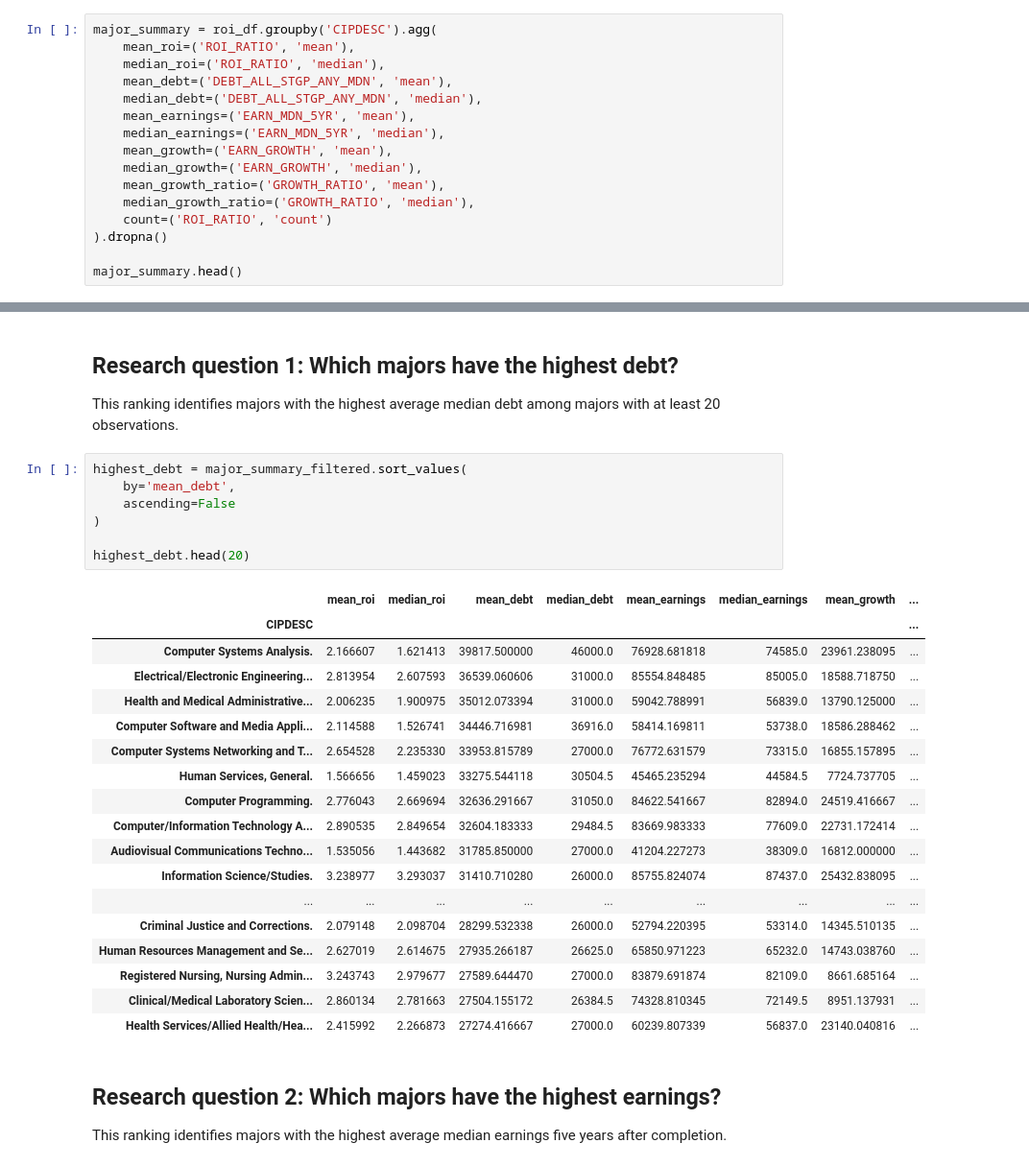
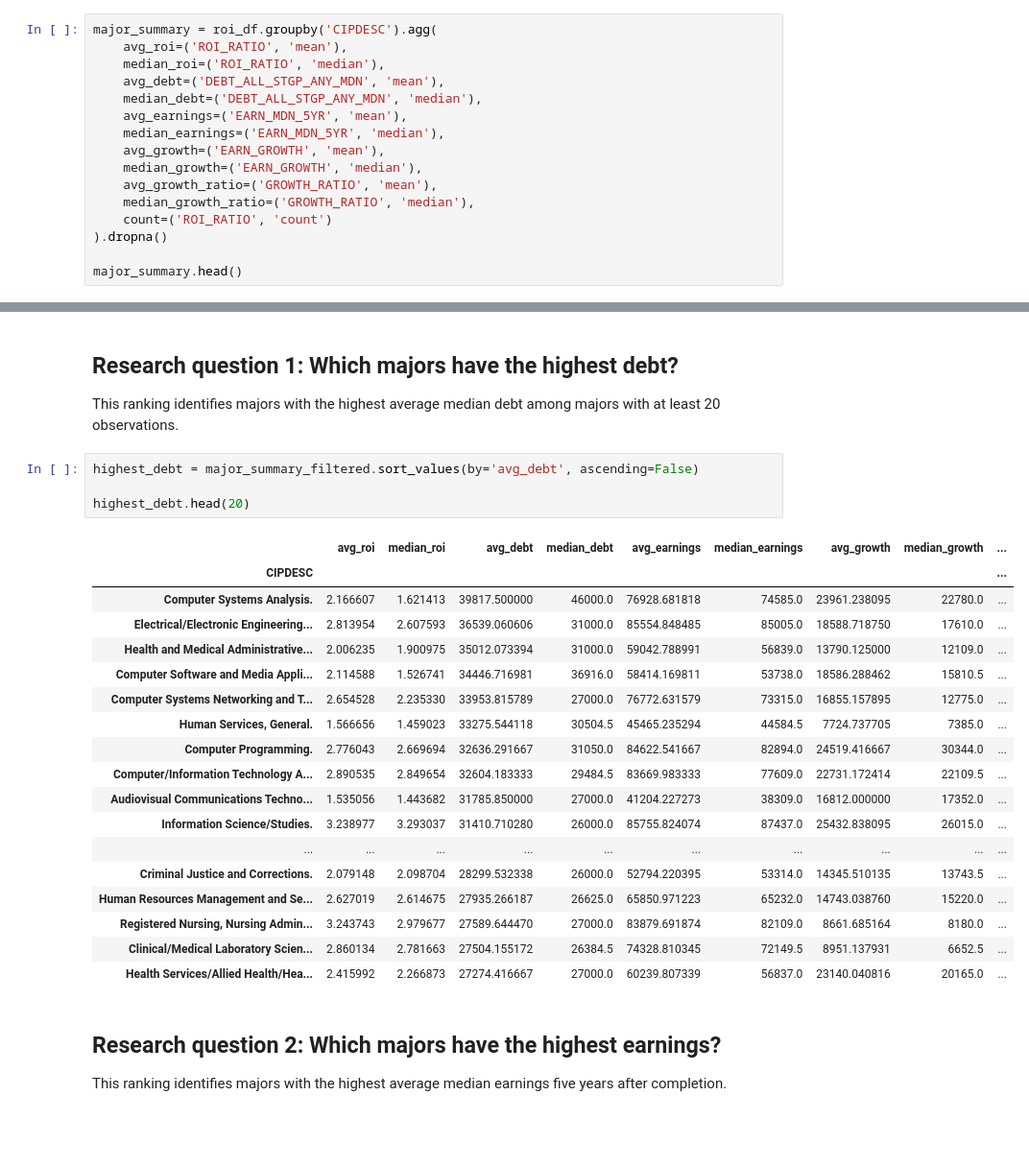
Before and after one commit to VintageTeaLeaf/College-ROI-Analysis, a Jupyter notebook: notebooks/data_cleaning.ipynb, the cells around one changed output, grey strips where cells are left out. Shown at 96% size. Drawn from its saved outputs; the diff is of its cells as text; blank space fills up the shorter version.

Commit message:
Completed college ROI data cleaning and SQL analysis

```diff
--- a/notebooks/data_cleaning.ipynb
+++ b/notebooks/data_cleaning.ipynb
@@ -323,15 +323,15 @@ roi_df.sort_values(
 Because individual institution-major records can be noisy, we aggregate by major. We include both mean and median metrics so we can compare whether outliers are influencing the averages.
 # %%
 major_summary = roi_df.groupby('CIPDESC').agg(
-    mean_roi=('ROI_RATIO', 'mean'),
+    avg_roi=('ROI_RATIO', 'mean'),
     median_roi=('ROI_RATIO', 'median'),
-    mean_debt=('DEBT_ALL_STGP_ANY_MDN', 'mean'),
+    avg_debt=('DEBT_ALL_STGP_ANY_MDN', 'mean'),
     median_debt=('DEBT_ALL_STGP_ANY_MDN', 'median'),
-    mean_earnings=('EARN_MDN_5YR', 'mean'),
+    avg_earnings=('EARN_MDN_5YR', 'mean'),
     median_earnings=('EARN_MDN_5YR', 'median'),
-    mean_growth=('EARN_GROWTH', 'mean'),
+    avg_growth=('EARN_GROWTH', 'mean'),
     median_growth=('EARN_GROWTH', 'median'),
-    mean_growth_ratio=('GROWTH_RATIO', 'mean'),
+    avg_growth_ratio=('GROWTH_RATIO', 'mean'),
     median_growth_ratio=('GROWTH_RATIO', 'median'),
     count=('ROI_RATIO', 'count')
 ).dropna()
@@ -378,31 +378,28 @@ major_summary_filtered.shape
 
 This ranking identifies majors with the highest average median debt among majors with at least 20 observations.
 # %%
-highest_debt = major_summary_filtered.sort_values(
-    by='mean_debt',
-    ascending=False
-)
+highest_debt = major_summary_filtered.sort_values(by='avg_debt', ascending=False)
 
 highest_debt.head(20)
 # %% [output]
-|  | mean_roi | median_roi | mean_debt | median_debt | mean_earnings | median_earnings | mean_growth | ... |
-| CIPDESC |  |  |  |  |  |  |  | ... |
-| Computer Systems Analysis. | 2.166607 | 1.621413 | 39817.500000 | 46000.0 | 76928.681818 | 74585.0 | 23961.238095 | ... |
-| Electrical/Electronic Engineering... | 2.813954 | 2.607593 | 36539.060606 | 31000.0 | 85554.848485 | 85005.0 | 18588.718750 | ... |
-| Health and Medical Administrative... | 2.006235 | 1.900975 | 35012.073394 | 31000.0 | 59042.788991 | 56839.0 | 13790.125000 | ... |
-| Computer Software and Media Appli... | 2.114588 | 1.526741 | 34446.716981 | 36916.0 | 58414.169811 | 53738.0 | 18586.288462 | ... |
-| Computer Systems Networking and T... | 2.654528 | 2.235330 | 33953.815789 | 27000.0 | 76772.631579 | 73315.0 | 16855.157895 | ... |
-| Human Services, General. | 1.566656 | 1.459023 | 33275.544118 | 30504.5 | 45465.235294 | 44584.5 | 7724.737705 | ... |
-| Computer Programming. | 2.776043 | 2.669694 | 32636.291667 | 31050.0 | 84622.541667 | 82894.0 | 24519.416667 | ... |
-| Computer/Information Technology A... | 2.890535 | 2.849654 | 32604.183333 | 29484.5 | 83669.983333 | 77609.0 | 22731.172414 | ... |
-| Audiovisual Communications Techno... | 1.535056 | 1.443682 | 31785.850000 | 27000.0 | 41204.227273 | 38309.0 | 16812.000000 | ... |
-| Information Science/Studies. | 3.238977 | 3.293037 | 31410.710280 | 26000.0 | 85755.824074 | 87437.0 | 25432.838095 | ... |
-| ... | ... | ... | ... | ... | ... | ... | ... | ... |
-| Criminal Justice and Corrections. | 2.079148 | 2.098704 | 28299.532338 | 26000.0 | 52794.220395 | 53314.0 | 14345.510135 | ... |
-| Human Resources Management and Se... | 2.627019 | 2.614675 | 27935.266187 | 26625.0 | 65850.971223 | 65232.0 | 14743.038760 | ... |
-| Registered Nursing, Nursing Admin... | 3.243743 | 2.979677 | 27589.644470 | 27000.0 | 83879.691874 | 82109.0 | 8661.685164 | ... |
-| Clinical/Medical Laboratory Scien... | 2.860134 | 2.781663 | 27504.155172 | 26384.5 | 74328.810345 | 72149.5 | 8951.137931 | ... |
-| Health Services/Allied Health/Hea... | 2.415992 | 2.266873 | 27274.416667 | 27000.0 | 60239.807339 | 56837.0 | 23140.040816 | ... |
+|  | avg_roi | median_roi | avg_debt | median_debt | avg_earnings | median_earnings | avg_growth | median_growth | ... |
+| CIPDESC |  |  |  |  |  |  |  |  | ... |
+| Computer Systems Analysis. | 2.166607 | 1.621413 | 39817.500000 | 46000.0 | 76928.681818 | 74585.0 | 23961.238095 | 22780.0 | ... |
+| Electrical/Electronic Engineering... | 2.813954 | 2.607593 | 36539.060606 | 31000.0 | 85554.848485 | 85005.0 | 18588.718750 | 17610.0 | ... |
+| Health and Medical Administrative... | 2.006235 | 1.900975 | 35012.073394 | 31000.0 | 59042.788991 | 56839.0 | 13790.125000 | 12109.0 | ... |
+| Computer Software and Media Appli... | 2.114588 | 1.526741 | 34446.716981 | 36916.0 | 58414.169811 | 53738.0 | 18586.288462 | 15810.5 | ... |
+| Computer Systems Networking and T... | 2.654528 | 2.235330 | 33953.815789 | 27000.0 | 76772.631579 | 73315.0 | 16855.157895 | 12775.0 | ... |
+| Human Services, General. | 1.566656 | 1.459023 | 33275.544118 | 30504.5 | 45465.235294 | 44584.5 | 7724.737705 | 7385.0 | ... |
+| Computer Programming. | 2.776043 | 2.669694 | 32636.291667 | 31050.0 | 84622.541667 | 82894.0 | 24519.416667 | 30344.0 | ... |
+| Computer/Information Technology A... | 2.890535 | 2.849654 | 32604.183333 | 29484.5 | 83669.983333 | 77609.0 | 22731.172414 | 22109.5 | ... |
+| Audiovisual Communications Techno... | 1.535056 | 1.443682 | 31785.850000 | 27000.0 | 41204.227273 | 38309.0 | 16812.000000 | 17352.0 | ... |
+| Information Science/Studies. | 3.238977 | 3.293037 | 31410.710280 | 26000.0 | 85755.824074 | 87437.0 | 25432.838095 | 26015.0 | ... |
+| ... | ... | ... | ... | ... | ... | ... | ... | ... | ... |
+| Criminal Justice and Corrections. | 2.079148 | 2.098704 | 28299.532338 | 26000.0 | 52794.220395 | 53314.0 | 14345.510135 | 13743.5 | ... |
+| Human Resources Management and Se... | 2.627019 | 2.614675 | 27935.266187 | 26625.0 | 65850.971223 | 65232.0 | 14743.038760 | 15220.0 | ... |
+| Registered Nursing, Nursing Admin... | 3.243743 | 2.979677 | 27589.644470 | 27000.0 | 83879.691874 | 82109.0 | 8661.685164 | 8180.0 | ... |
+| Clinical/Medical Laboratory Scien... | 2.860134 | 2.781663 | 27504.155172 | 26384.5 | 74328.810345 | 72149.5 | 8951.137931 | 6652.5 | ... |
+| Health Services/Allied Health/Hea... | 2.415992 | 2.266873 | 27274.416667 | 27000.0 | 60239.807339 | 56837.0 | 23140.040816 | 20165.0 | ... |
 # %% [markdown]
 ## Research question 2: Which majors have the highest earnings?
 
```
Also changed, not shown: parts of 11 cells of this notebook, 4 other files.
